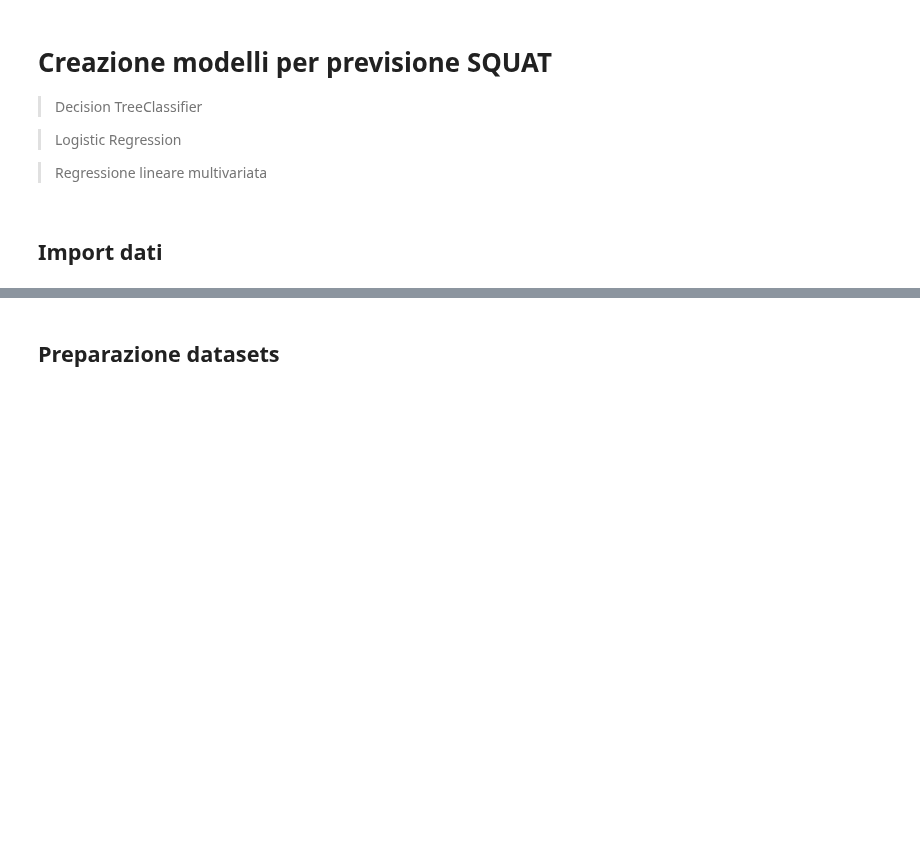
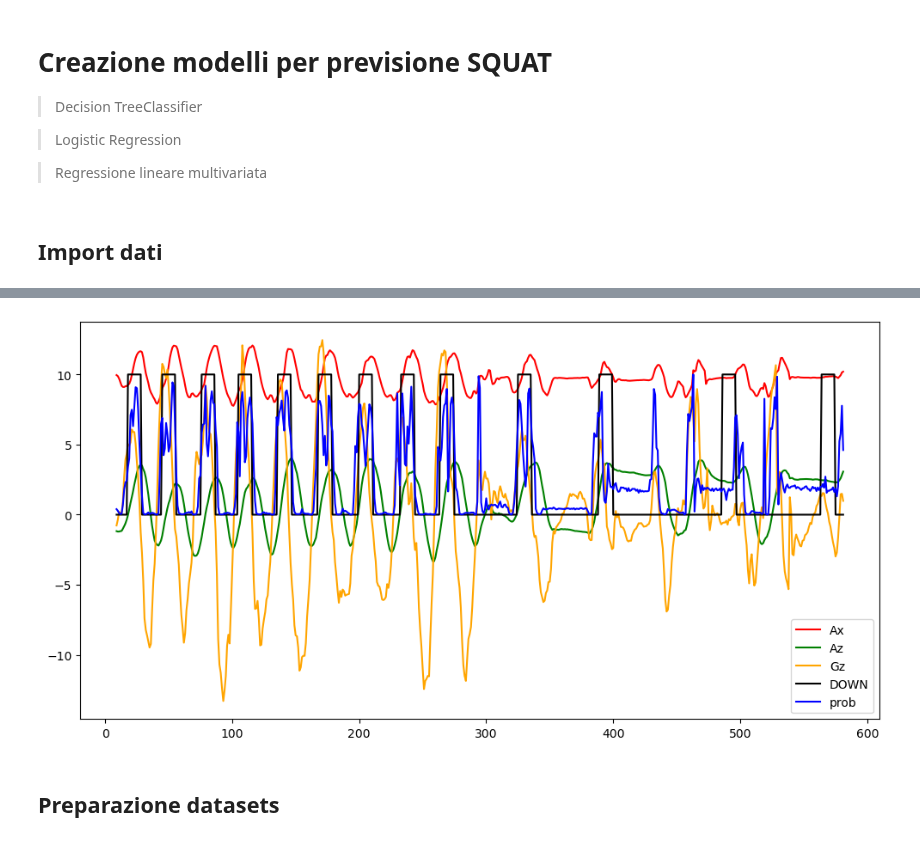
Before and after one commit to paoloartasensi/wow, a Jupyter notebook: squat_creazione_modelli.ipynb, the cells around one changed output, grey strips where cells are left out. Saved outputs shown, nothing was run; the diff lists cells and outputs as text; code cells hidden in the pictures; blank space fills up the shorter version.

```diff
--- a/squat_creazione_modelli.ipynb
+++ b/squat_creazione_modelli.ipynb
@@ -56,3 +80,15 @@ df.dropna(inplace=True)
+# %%
+plt.figure(figsize=(12,6))
+plt.plot(df['Ax'], color='red', label='Ax')
+# plt.plot(df['Ay'], color='blue', label='Ay')
+plt.plot(df['Az'], color='green', label='Az')
+plt.plot(df['Gz'], color='orange', label='Gz')
+plt.plot(df['DOWN']*10, color='black', label='DOWN')
+plt.plot(df['prob']*10, color='blue', label='prob')
+plt.legend()
+plt.show()
+# %% [output]
+[figure, added]
 # %% [markdown]
 ## Preparazione datasets
 # %%
```
Also changed, not shown: parts of 14 cells of this notebook.
